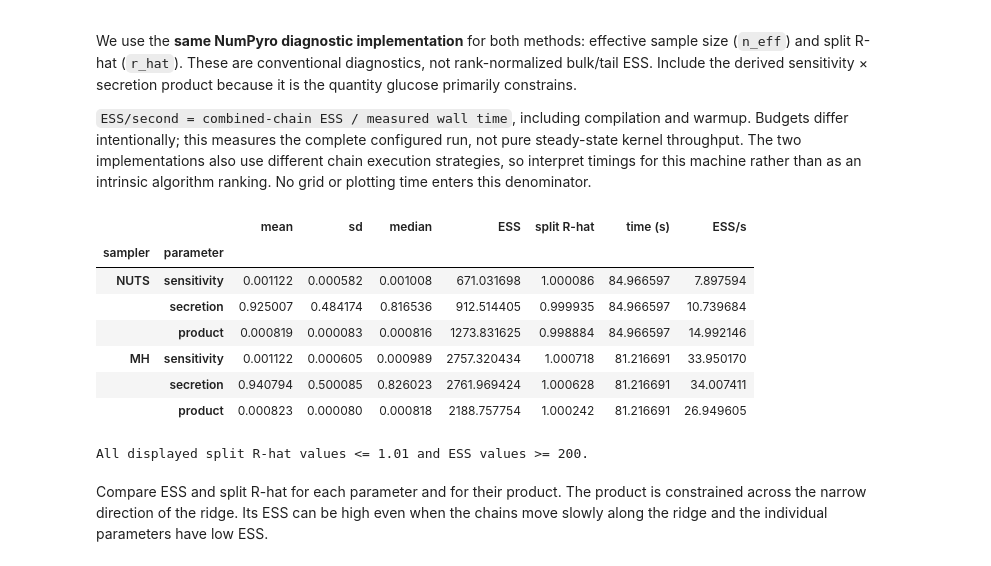
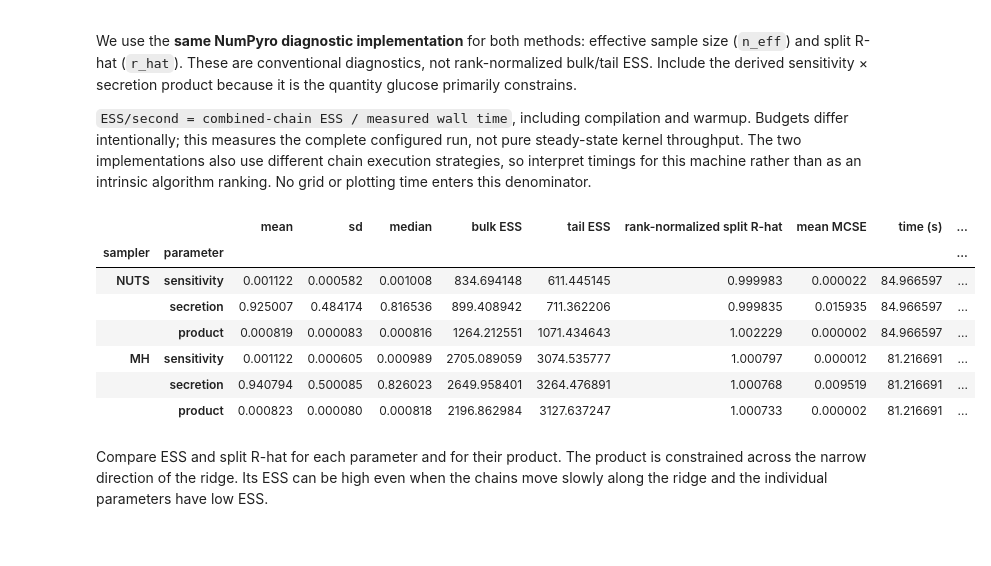
Before and after one commit to BasisResearch/dynestyx, a Jupyter notebook: docs/deep_dives/ogtt_sde_enkf_sampler_comparison.ipynb, the cells around one changed output. Cells and saved outputs as stored; diff of their text form; code cells hidden in the pictures.

Commit message:
Use arviz for diagnostics
I think their implementations are a bit better than NumPyro's

```diff
--- a/docs/deep_dives/ogtt_sde_enkf_sampler_comparison.ipynb
+++ b/docs/deep_dives/ogtt_sde_enkf_sampler_comparison.ipynb
@@ -344,71 +344,95 @@ We use the **same NumPyro diagnostic implementation** for both methods: effectiv
 
 `ESS/second = combined-chain ESS / measured wall time`, including compilation and warmup. Budgets differ intentionally; this measures the complete configured run, not pure steady-state kernel throughput. The two implementations also use different chain execution strategies, so interpret timings for this machine rather than as an intrinsic algorithm ranking. No grid or plotting time enters this denominator.
 # %%
+import arviz as az
+
 samples = {"NUTS": nuts_samples, "MH": mh_samples}
 runtimes = {"NUTS": nuts_seconds, "MH": mh_seconds}
 with_product = {
     method: {**draws, "product": draws["sensitivity"] * draws["secretion"]}
     for method, draws in samples.items()
 }
-all_stats = {method: summary(draws, prob=0.9) for method, draws in with_product.items()}
+
+all_stats = {}
 rows = []
-for method, stats in all_stats.items():
-    for parameter, d in stats.items():
+for method, parameters in with_product.items():
+    all_stats[method] = {}
+    for parameter, draws in parameters.items():
+        draws = np.asarray(draws)  # (chain, draw)
+        bulk_ess = float(az.ess(draws, method="bulk"))
+        tail_ess = float(az.ess(draws, method="tail", prob=(0.05, 0.95)))
+        r_hat = float(az.rhat(draws, method="rank"))
+        mcse_mean = float(az.mcse(draws, method="mean"))
+        stats = {
+            "mean": float(draws.mean()),
+            "sd": float(draws.std(ddof=1)),
+            "median": float(np.median(draws)),
+            "r_hat": r_hat,
+            "mcse_mean": mcse_mean,
+        }
+        all_stats[method][parameter] = stats
         rows.append(
             {
                 "sampler": method,
                 "parameter": parameter,
-                "mean": float(d["mean"]),
-                "sd": float(d["std"]),
-                "median": float(d["median"]),
-                "ESS": float(d["n_eff"]),
-                "split R-hat": float(d["r_hat"]),
+                "mean": stats["mean"],
+                "sd": stats["sd"],
+                "median": stats["median"],
+                "bulk ESS": bulk_ess,
+                "tail ESS": tail_ess,
+                "rank-normalized split R-hat": r_hat,
+                "mean MCSE": mcse_mean,
                 "time (s)": runtimes[method],
-                "ESS/s": float(d["n_eff"]) / runtimes[method],
+                "bulk ESS/s": bulk_ess / runtimes[method],
             }
         )
+
 comparison = pd.DataFrame(rows).set_index(["sampler", "parameter"])
 display(comparison)
 comparison.to_csv(OUT / "diagnostics.csv")
+
 settings = {
     "ensemble": ENSEMBLE,
     "filter_dt": FILTER_DT,
     "simulation_dt": SIM_DT,
     "filter_seed": 0,
     "simulation_seed": 12,
     "chains": NUM_CHAINS,
     "nuts_warmup": NUTS_WARMUP,
     "nuts_samples": NUTS_SAMPLES,
     "mh_warmup": MH_WARMUP,
     "mh_samples": MH_SAMPLES,
-    "versions": VERSIONS,
+    "versions": {**VERSIONS, "arviz": az.__version__},
 }
 report = {
     "settings": settings,
     "sample_sites": sites,
     "runtimes_seconds": runtimes,
     "nuts": nuts_diagnostics,
     "mh": mh_diagnostics,
     "comparison": rows,
 }
 (OUT / "report.json").write_text(json.dumps(report, indent=2))
-# Flag concerns visibly; diagnostics are findings, not proof of convergence.
-concerns = comparison[(comparison["split R-hat"] > 1.01) | (comparison["ESS"] < 200)]
+
+diagnostic_columns = ["rank-normalized split R-hat", "bulk ESS", "tail ESS"]
+concerns = comparison.loc[
+    ~np.isfinite(comparison[diagnostic_columns]).all(axis=1)
+    | (comparison["rank-normalized split R-hat"] > 1.01)
+    | (comparison["bulk ESS"] < 200)
+    | (comparison["tail ESS"] < 200)
+]
 if len(concerns):
-    print("Potentially short runs (R-hat > 1.01 or ESS < 200):")
+    print("Flagged diagnostics (nonfinite, R-hat > 1.01, or bulk/tail ESS < 200)")
     display(concerns)
-else:
-    print("All displayed split R-hat values <= 1.01 and ESS values >= 200.")
 # %% [output]
-|  |  | mean | sd | median | ESS | split R-hat | time (s) | ESS/s |
-| sampler | parameter |  |  |  |  |  |  |  |
-| NUTS | sensitivity | 0.001122 | 0.000582 | 0.001008 | 671.031698 | 1.000086 | 84.966597 | 7.897594 |
-|  | secretion | 0.925007 | 0.484174 | 0.816536 | 912.514405 | 0.999935 | 84.966597 | 10.739684 |
-|  | product | 0.000819 | 0.000083 | 0.000816 | 1273.831625 | 0.998884 | 84.966597 | 14.992146 |
-| MH | sensitivity | 0.001122 | 0.000605 | 0.000989 | 2757.320434 | 1.000718 | 81.216691 | 33.950170 |
-|  | secretion | 0.940794 | 0.500085 | 0.826023 | 2761.969424 | 1.000628 | 81.216691 | 34.007411 |
-|  | product | 0.000823 | 0.000080 | 0.000818 | 2188.757754 | 1.000242 | 81.216691 | 26.949605 |
+|  |  | mean | sd | median | bulk ESS | tail ESS | rank-normalized split R-hat | mean MCSE | time (s) | ... |
+| sampler | parameter |  |  |  |  |  |  |  |  | ... |
+| NUTS | sensitivity | 0.001122 | 0.000582 | 0.001008 | 834.694148 | 611.445145 | 0.999983 | 0.000022 | 84.966597 | ... |
+|  | secretion | 0.925007 | 0.484174 | 0.816536 | 899.408942 | 711.362206 | 0.999835 | 0.015935 | 84.966597 | ... |
+|  | product | 0.000819 | 0.000083 | 0.000816 | 1264.212551 | 1071.434643 | 1.002229 | 0.000002 | 84.966597 | ... |
+| MH | sensitivity | 0.001122 | 0.000605 | 0.000989 | 2705.089059 | 3074.535777 | 1.000797 | 0.000012 | 81.216691 | ... |
+|  | secretion | 0.940794 | 0.500085 | 0.826023 | 2649.958401 | 3264.476891 | 1.000768 | 0.009519 | 81.216691 | ... |
+|  | product | 0.000823 | 0.000080 | 0.000818 | 2196.862984 | 3127.637247 | 1.000733 | 0.000002 | 81.216691 | ... |
-All displayed split R-hat values <= 1.01 and ESS values >= 200.
 # %% [markdown]
 Compare ESS and split R-hat for each parameter and for their product. The product is constrained across the narrow direction of the ridge. Its ESS can be high even when the chains move slowly along the ridge and the individual parameters have low ESS.
 # %% [markdown]
```
